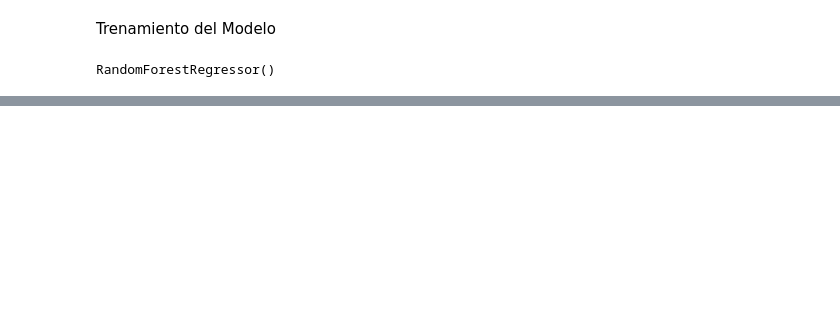
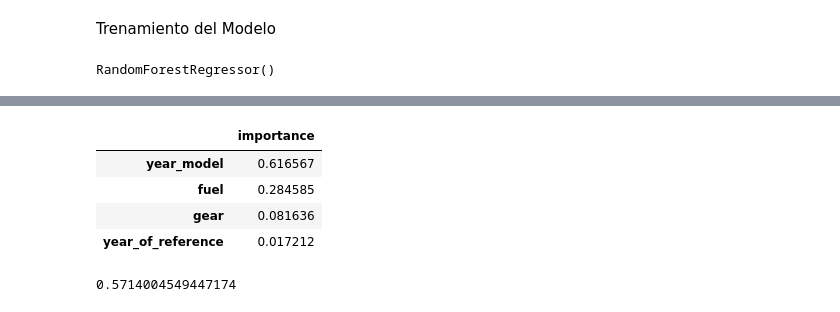
Before and after one commit to JocimarGalante/PrecosCarrosBrasil_IA, a Jupyter notebook: solution.ipynb, the cells around one changed output, grey strips where cells are left out. Saved outputs shown, nothing was run; the diff lists cells and outputs as text; code cells hidden in the pictures; blank space fills up the shorter version.

```diff
--- a/solution.ipynb
+++ b/solution.ipynb
@@ -476,0 +514,15 @@ r2_score(Y_test, valores_preditos_rf)
+# %%
+feature_importances = pd.DataFrame(model_rf_parametros.feature_importances_, index = X_train.columns, columns=['importance']).sort_values('importance', ascending = False)
+feature_importances
+# %% [output]
+|  | importance |
+| year_model | 0.616567 |
+| fuel | 0.284585 |
+| gear | 0.081636 |
+| year_of_reference | 0.017212 |
+# %%
+mse = mean_squared_error(Y_test, valores_preditos_rf_parametros)
+mae = mean_absolute_error(Y_test, valores_preditos_rf_parametros)
+r2_score(Y_test, valores_preditos_rf_parametros)
+# %% [output]
+0.5714004549447174
```
Also changed, not shown: parts of 24 cells of this notebook.
